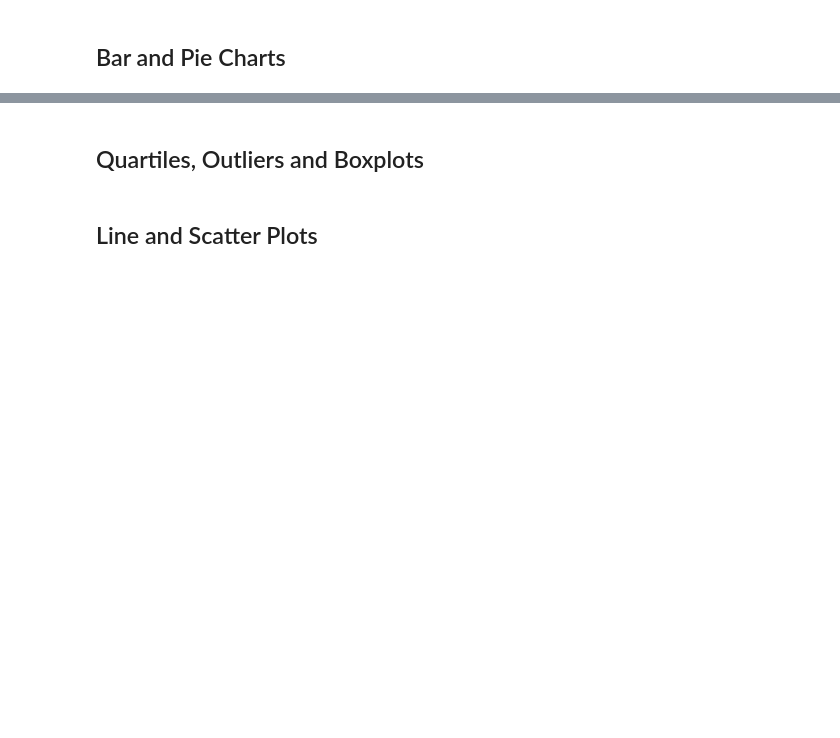
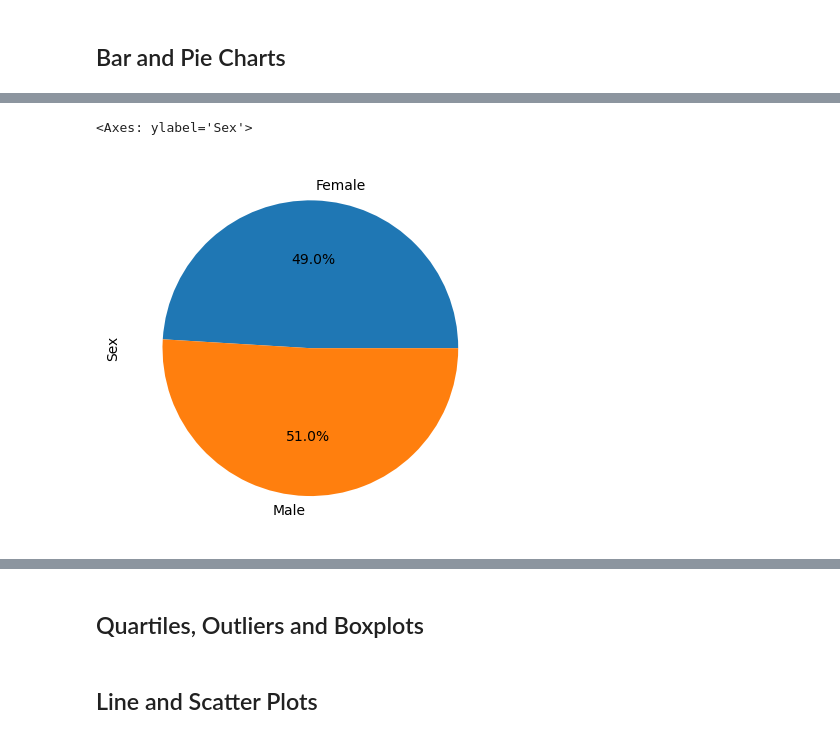
Before and after one commit to mpeck34/Module-5-Challenge, a Jupyter notebook: Pymaceuticals/pymaceuticals_starter.ipynb, the cells around one changed output, grey strips where cells are left out. Saved outputs shown, nothing was run; the diff lists cells and outputs as text; code cells hidden in the pictures; blank space fills up the shorter version.

```diff
--- a/Pymaceuticals/pymaceuticals_starter.ipynb
+++ b/Pymaceuticals/pymaceuticals_starter.ipynb
@@ -138,4 +163,9 @@ TypeError: Could not convert ['b128f932g107a457c819h246p189n923q119f993z234b559y
 # %%
 # Generate a pie plot showing the distribution of female versus male mice using Pandas
+female_vs_male = mouse_study_combined.groupby("Sex")["Sex"].value_counts()
+female_vs_male.plot.pie(ylabel="Sex", autopct = "%1.1f%%")
+# %% [output]
+<Axes: ylabel='Sex'>
+[figure, added]
 # %%
 # Generate a pie plot showing the distribution of female versus male mice using pyplot
```
Also changed, not shown: parts of 4 cells of this notebook.
